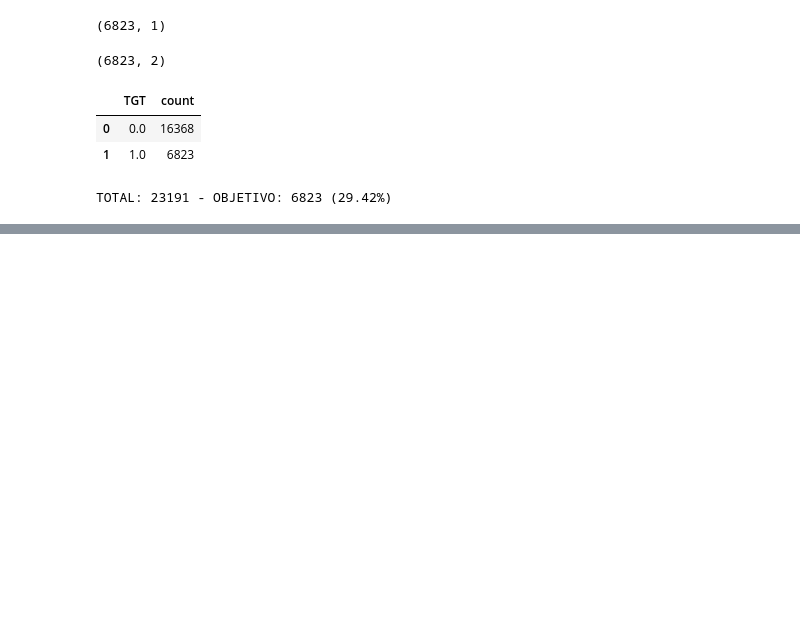
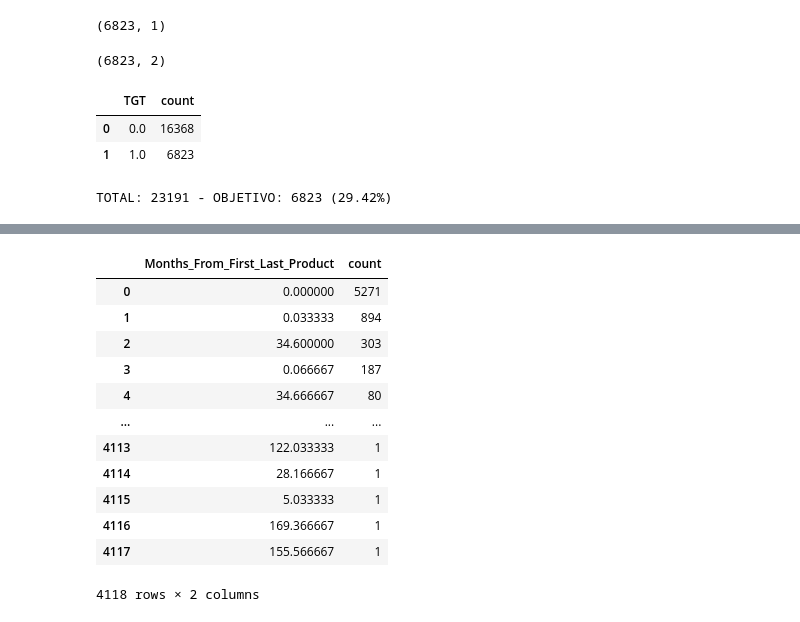
Before and after one commit to comejia/utn-ml-cross-selling, a Jupyter notebook: tp-machine-learning.ipynb, the cells around one changed output, grey strips where cells are left out. Saved outputs shown, nothing was run; the diff lists cells and outputs as text; code cells hidden in the pictures; blank space fills up the shorter version.

```diff
--- a/tp-machine-learning.ipynb
+++ b/tp-machine-learning.ipynb
@@ -179,0 +358,17 @@ TOTAL: 23191 - OBJETIVO: 6823 (29.42%)
+# %%
+identity_features['Months_From_First_Last_Product'] = (identity_features['Last_product_dt'] - identity_features['First_product_dt']).dt.days / 30
+identity_features['Months_From_First_Last_Product'].value_counts().reset_index()
+# %% [output]
+|  | Months_From_First_Last_Product | count |
+| 0 | 0.000000 | 5271 |
+| 1 | 0.033333 | 894 |
+| 2 | 34.600000 | 303 |
+| 3 | 0.066667 | 187 |
+| 4 | 34.666667 | 80 |
+| ... | ... | ... |
+| 4113 | 122.033333 | 1 |
+| 4114 | 28.166667 | 1 |
+| 4115 | 5.033333 | 1 |
+| 4116 | 169.366667 | 1 |
+| 4117 | 155.566667 | 1 |
+4118 rows × 2 columns
```
Also changed, not shown: parts of 43 cells of this notebook.
